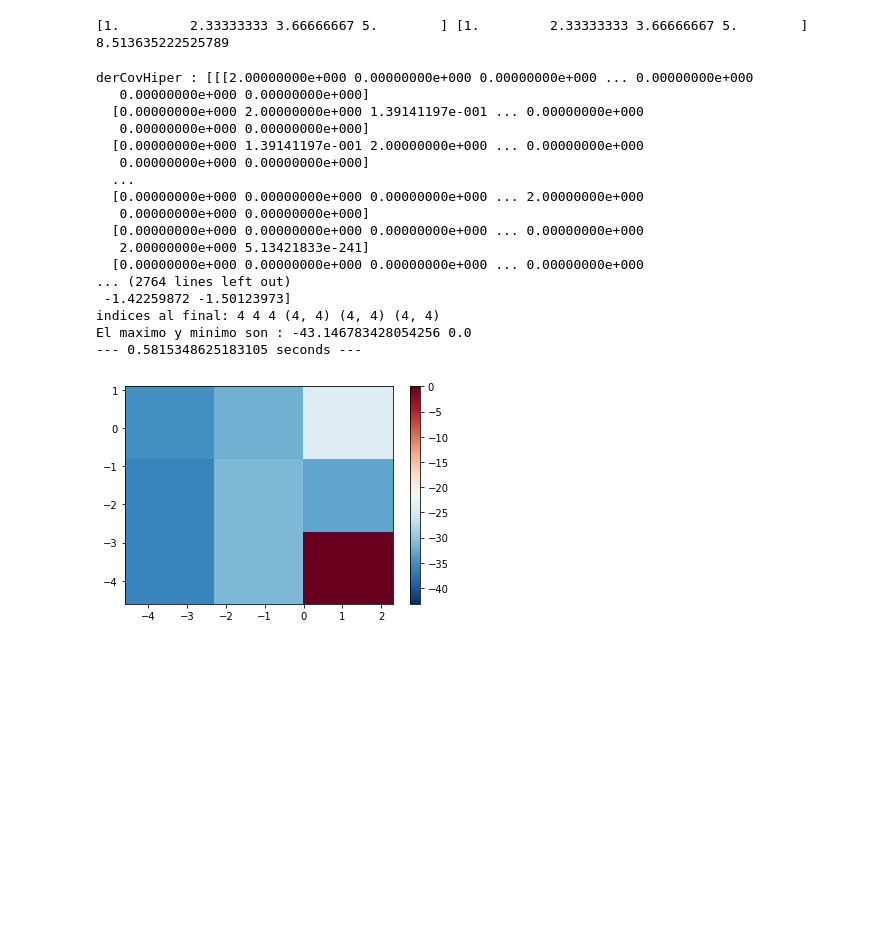
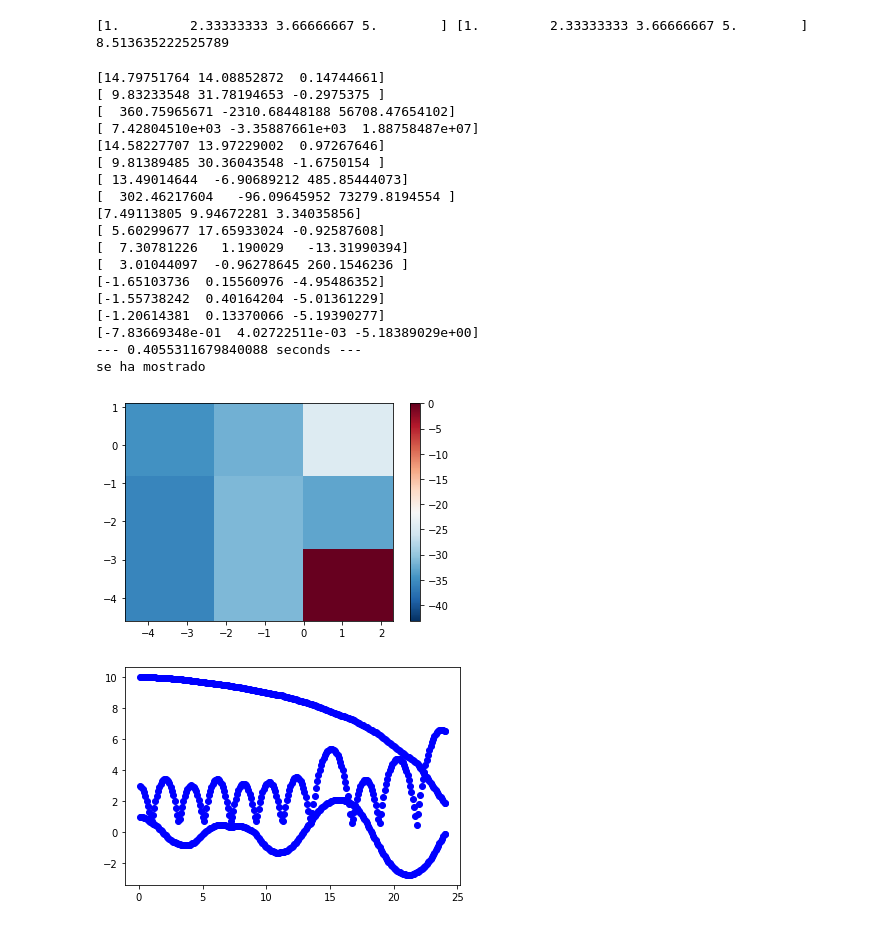
Before and after one commit to juanlu29/juanlu29, a Jupyter notebook: libreriaGP.ipynb, the cells around one changed output. Saved outputs shown, nothing was run; the diff lists cells and outputs as text; code cells hidden in the pictures; blank space fills up the shorter version.

```diff
--- a/libreriaGP.ipynb
+++ b/libreriaGP.ipynb
@@ -140,7 +140,7 @@ class gaussProcess():
     self.Ker = covarianza # Covarianza definida
     self.Ker = np.vectorize(self.Ker)
 
-  def compDerCov(self,derCovarianza,*hiper):
+  def compDerCov(self,dominio,observacion,derCovarianza,*hiper):
     '''
     Permite definir la expresion para la derivada del kernel respecto los distintos hiperparametros como un iterable zip
     de funciones anonimas juntos a sus hiperparámetros.
@@ -148,6 +148,8 @@ class gaussProcess():
     Los datos contenidos en *hiper están encapsulados en una tupla a la que se debe acceder previamente
     '''
     self.Der_Hiper = hiper
+    self.Dominio = dominio
+    self.Observacion = observacion
     try:
       self.DerKer = derCovarianza
     except:
@@ -316,16 +318,19 @@ class gaussProcess():
     if (self.log_marg_y < -70.):
       self.log_marg_y = 0.
 
-  def der_log_prob_ver_hiper(self,dominio,observacion,*hiper):
+  def der_log_prob_ver_hiper(self,*hiper):
     '''
     Derivada del logaritmo de la probabilidad de verosimilitud respecto hiperapametros,
     devuelve un ndarray con cada componenete correspondiendo a la matriz del modelo respecto
-    los distintos hiperparámetros
+    los distintos. La expresion es la siguiente
+
+    1/2 traza[  {alfa*alfa.T - K⁻¹} dK/dh] ; alfa = K⁻¹\y
+
     '''
 
     # Definimos nueva covarianza
     try:
-      covDom = self.calcCovM(dominio,dominio,*hiper)
+      covDom = self.calcCovM(self.Dominio,self.Dominio,*hiper)
     except:
       raise NameError("Debes especificar primero el kernel que estas usando junto a sus hiperparametros con el metodo self.compCov")
 
@@ -335,16 +340,13 @@ class gaussProcess():
     cholL = np.linalg.cholesky(covDom)
 
     # Calculo del vector alfa como solucion del sistema K_obs_obs*alfa = y_entrenamiento usando la descomposición cholesky anterior
-    alfa = scipy.linalg.cho_solve((cholL,True),observacion)
+    alfa = scipy.linalg.cho_solve((cholL,True),self.Observacion)
 
     alfa = np.reshape(alfa,(len(alfa),1))
 
     self.Der_Hiper = hiper
-    derCovHiper = self.calcDerCovM(dominio,dominio)
-    print("derCovHiper :",derCovHiper)
-    print("alfa_alfa :",np.matmul(alfa,alfa.T))
-    print("dimensionalidad final :", np.matmul(np.matmul(alfa,alfa.T),derCovHiper))
-    self.Der_log_prob_ver = 0.5*np.trace(np.matmul(np.matmul(alfa,alfa.T)-invCovDom,derCovHiper))
+    derCovHiper = self.calcDerCovM(self.Dominio,self.Dominio)
+    return 0.5*np.trace(np.matmul(np.matmul(alfa,alfa.T)-invCovDom,derCovHiper),axis1=1,axis2=2) # La suma de la traza en un array de mas de 2 dimensiones debe especificarse sobre sus indices. En este caso es dimensióón 3.
 
 
   def prioriGP(self,x_test):
@@ -590,7 +592,7 @@ s = 1.
 gp_prueba = gaussProcess()
 gp_prueba.compCov(lambda x,y,sh,lh,sigmah : gp_prueba.Kernels.exponencialCuadrada(x,y,sh,lh)+gp_prueba.Kernels.ruidoBlanco(x,y,sigmah),1.,1.,1.) # Aqui especificamos los hiperparametros
 funciones = np.asarray([lambda x,y,sh,lh,sigmah: gp_prueba.Kernels.expCua_der_s(x,y,sh,lh) , lambda x,y,sh,lh,sigmah: gp_prueba.Kernels.expCua_der_l(x,y,sh,lh), lambda x,y,sh,lh,sigmah: gp_prueba.Kernels.rB_der_sigma(x,y,sigmah)])
-gp_prueba.compDerCov( funciones, 1.,1.,1.)
+gp_prueba.compDerCov( x_train, y_train,funciones, 1.,1.,1.)
 
 
 i = 0
@@ -602,64 +604,62 @@ for sigma in sigmas:
     gp_prueba.Hiper = [s,l,sigma]
     gp_prueba.log_prob_verosimilitud_datos(x_train,y_train)
     probabilidades[i,j] = gp_prueba.log_marg_y
-    gp_prueba.der_log_prob_ver_hiper(x_train,x_train, *[s,l,sigma])
-    print("derivada :",gp_prueba.Der_log_prob_ver)
-
+    resultado = gp_prueba.der_log_prob_ver_hiper(*[s,l,sigma])
+    print(resultado)
 
     #print("logaritmo de la probabilidad de verosimilitud e hiperparametros:",gp_prueba.log_marg_y)
 
     j = j + 1
 
   i = i + 1
-
-print("indices al final:",i,j,grp,np.shape(probabilidades),np.shape(xx),np.shape(yy))
 
 
 fig_3, ax_3 = plt.subplots()
 
 plotRange_sig = sigmas
 plotRange_l = ls
 
 heatmap = ax_3.pcolormesh(xx,yy,probabilidades,cmap='RdBu_r',vmin = probabilidades.min(), vmax = probabilidades.max())
 #ax_3.axis([plotRange_l.min(), plotRange_l.max(), plotRange_sig.min(), plotRange_sig.max()])
 fig_3.colorbar(heatmap, ax=ax_3)
-
-print("El maximo y minimo son :", probabilidades.min(),  probabilidades.max() )
 
 #ax_3.set_xscale('log')
 #ax_3.set_yscale('log')
 
 fig_3.show()
 
 #im = ax_3.imshow(probabilidades)
 
 #fig_3.colorbar(im, ax=ax_3)
 
 #fig_3.show()
 
 print("--- %s seconds ---" % (time.time() - start_time))
 
 
-#busqueda = hybridMontecarlo(gp_prueba.Der_Hiper,1000.,0.1,100,lambda x,y: gp_prueba.calcDerCovM(x,y))
+busqueda = hybridMontecarlo(gp_prueba.Der_Hiper,1000.,0.1,240,gp_prueba)
+busqueda.ejecutarTrayectoria()
 # %% [output]
-derCovHiper : [[[2.00000000e+000 0.00000000e+000 0.00000000e+000 ... 0.00000000e+000
-   0.00000000e+000 0.00000000e+000]
-  [0.00000000e+000 2.00000000e+000 1.39141197e-001 ... 0.00000000e+000
-   0.00000000e+000 0.00000000e+000]
-  [0.00000000e+000 1.39141197e-001 2.00000000e+000 ... 0.00000000e+000
-   0.00000000e+000 0.00000000e+000]
-  ...
-  [0.00000000e+000 0.00000000e+000 0.00000000e+000 ... 2.00000000e+000
-   0.00000000e+000 0.00000000e+000]
-  [0.00000000e+000 0.00000000e+000 0.00000000e+000 ... 0.00000000e+000
-   2.00000000e+000 5.13421833e-241]
-  [0.00000000e+000 0.00000000e+000 0.00000000e+000 ... 0.00000000e+000
-... (2764 lines left out)
- -1.42259872 -1.50123973]
-indices al final: 4 4 4 (4, 4) (4, 4) (4, 4)
-El maximo y minimo son : -43.146783428054256 0.0
---- 0.5815348625183105 seconds ---
+[14.79751764 14.08852872  0.14744661]
+[ 9.83233548 31.78194653 -0.2975375 ]
+[  360.75965671 -2310.68448188 56708.47654102]
+[ 7.42804510e+03 -3.35887661e+03  1.88758487e+07]
+[14.58227707 13.97229002  0.97267646]
+[ 9.81389485 30.36043548 -1.6750154 ]
+[ 13.49014644  -6.90689212 485.85444073]
+[  302.46217604   -96.09645952 73279.8194554 ]
+[7.49113805 9.94672281 3.34035856]
+[ 5.60299677 17.65933024 -0.92587608]
+[  7.30781226   1.190029   -13.31990394]
+[  3.01044097  -0.96278645 260.1546236 ]
+[-1.65103736  0.15560976 -4.95486352]
+[-1.55738242  0.40164204 -5.01361229]
+[-1.20614381  0.13370066 -5.19390277]
+[-7.83669348e-01  4.02722511e-03 -5.18389029e+00]
+--- 0.4055311679840088 seconds ---
+se ha mostrado
 [figure]
+[figure, added]
 # %%
 class hybridMontecarlo():
 
```
Also changed, not shown: parts of 1 cell of this notebook.
